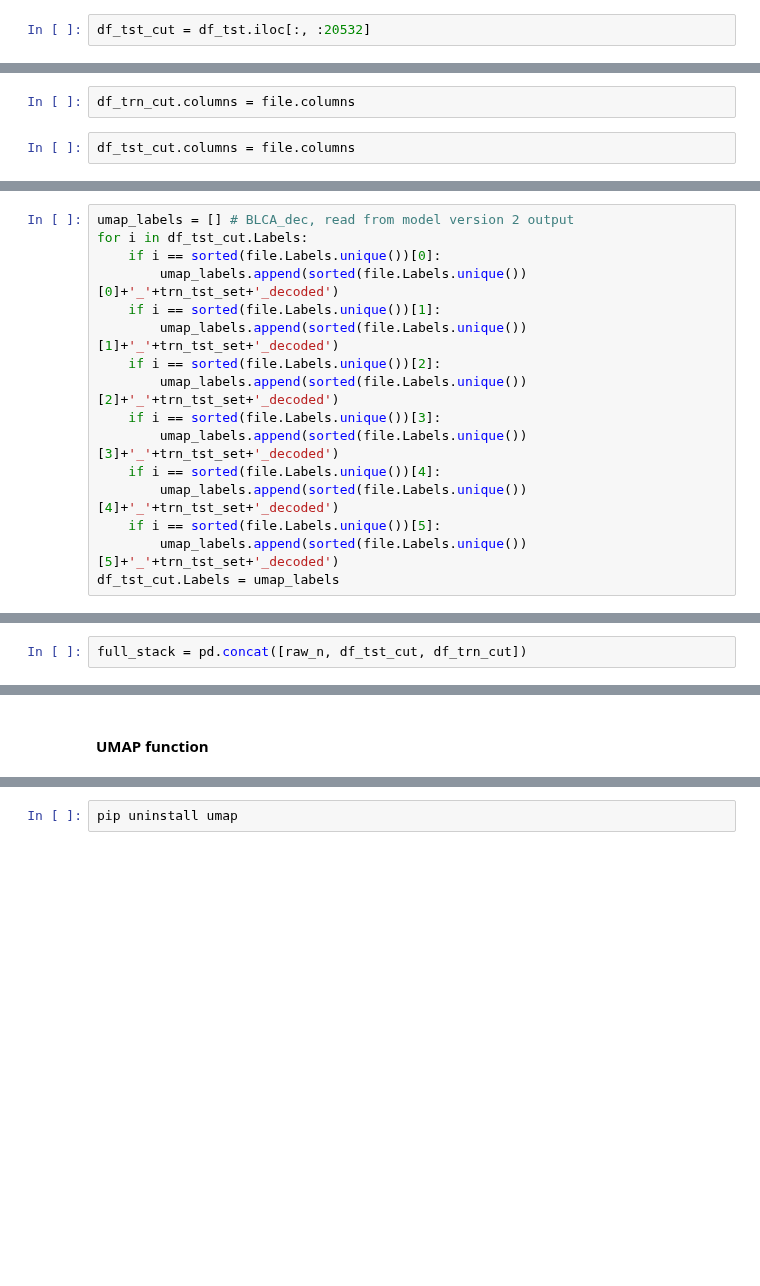
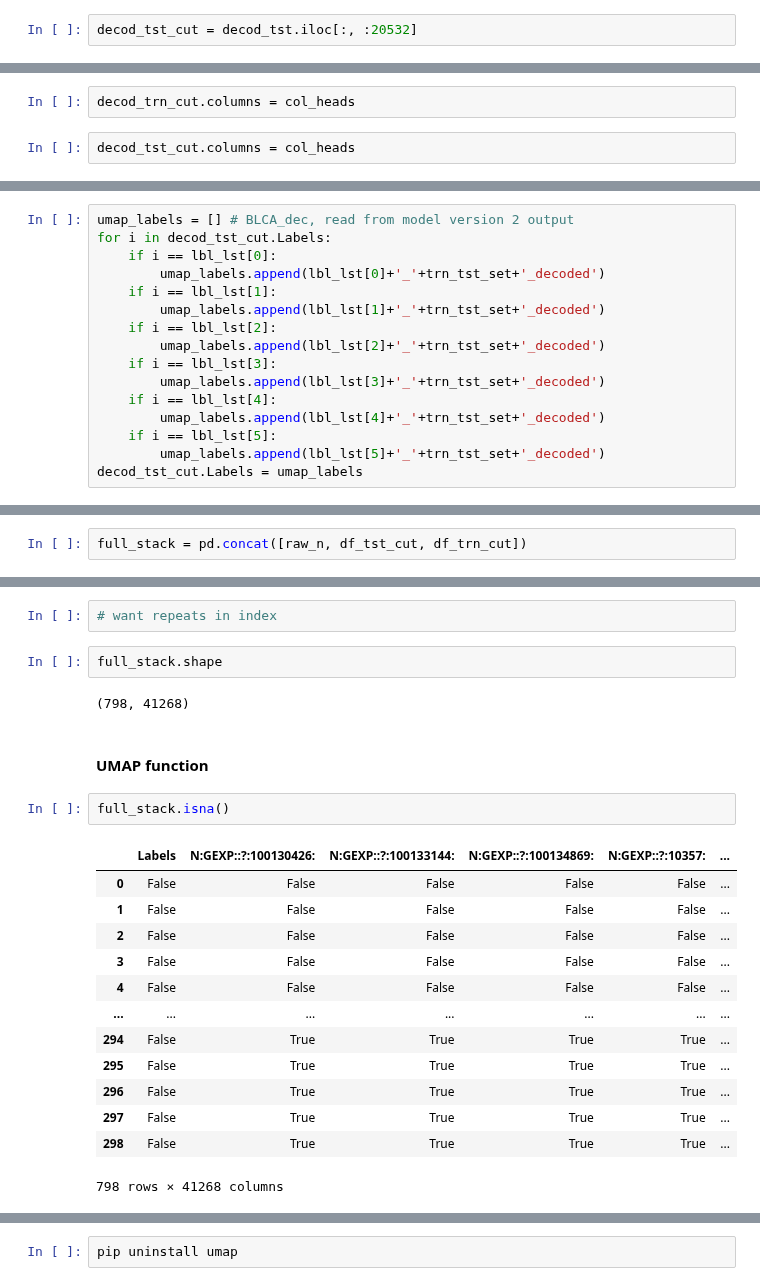
Before and after one commit to briankarlberg/synthetic_TCGA_data_gen, a Jupyter notebook: d_UMAP/d_umap_normed_00.ipynb, the cells around one changed output, grey strips where cells are left out. Cells and saved outputs as stored; diff of their text form; blank space fills up the shorter version.

Commit message:
UMAP on BLCA, normed raw data
devel, to concat for full stack umap calc

```diff
--- a/d_UMAP/d_umap_normed_00.ipynb
+++ b/d_UMAP/d_umap_normed_00.ipynb
@@ -279,2 +311,2 @@ df_trn_cut = df_trn.iloc[:, :20532] # looks pretty good
 # %%
-df_tst_cut = df_tst.iloc[:, :20532]
+decod_tst_cut = decod_tst.iloc[:, :20532]
@@ -281,5 +315,5 @@ df_tst_cut = df_tst.iloc[:, :20532]
 # %%
-df_trn_cut.columns = file.columns
+decod_trn_cut.columns = col_heads
 # %%
-df_tst_cut.columns = file.columns
+decod_tst_cut.columns = col_heads
 # %% [markdown]
@@ -353,17 +362,17 @@ unit_to_relabel = df_tst_cut
 # %%
 umap_labels = [] # BLCA_dec, read from model version 2 output
-for i in df_tst_cut.Labels:
-    if i == sorted(file.Labels.unique())[0]:
-        umap_labels.append(sorted(file.Labels.unique())[0]+'_'+trn_tst_set+'_decoded')
-    if i == sorted(file.Labels.unique())[1]:
-        umap_labels.append(sorted(file.Labels.unique())[1]+'_'+trn_tst_set+'_decoded')
-    if i == sorted(file.Labels.unique())[2]:
-        umap_labels.append(sorted(file.Labels.unique())[2]+'_'+trn_tst_set+'_decoded')
-    if i == sorted(file.Labels.unique())[3]:
-        umap_labels.append(sorted(file.Labels.unique())[3]+'_'+trn_tst_set+'_decoded')
-    if i == sorted(file.Labels.unique())[4]:
-        umap_labels.append(sorted(file.Labels.unique())[4]+'_'+trn_tst_set+'_decoded')
-    if i == sorted(file.Labels.unique())[5]:
-        umap_labels.append(sorted(file.Labels.unique())[5]+'_'+trn_tst_set+'_decoded')
-df_tst_cut.Labels = umap_labels
+for i in decod_tst_cut.Labels:
+    if i == lbl_lst[0]:
+        umap_labels.append(lbl_lst[0]+'_'+trn_tst_set+'_decoded')
+    if i == lbl_lst[1]:
+        umap_labels.append(lbl_lst[1]+'_'+trn_tst_set+'_decoded')
+    if i == lbl_lst[2]:
+        umap_labels.append(lbl_lst[2]+'_'+trn_tst_set+'_decoded')
+    if i == lbl_lst[3]:
+        umap_labels.append(lbl_lst[3]+'_'+trn_tst_set+'_decoded')
+    if i == lbl_lst[4]:
+        umap_labels.append(lbl_lst[4]+'_'+trn_tst_set+'_decoded')
+    if i == lbl_lst[5]:
+        umap_labels.append(lbl_lst[5]+'_'+trn_tst_set+'_decoded')
+decod_tst_cut.Labels = umap_labels
 # %%
@@ -427,5 +435,27 @@ full_stack
+# %%
+# want repeats in index
+# %%
+full_stack.shape
+# %% [output]
+(798, 41268)
 # %% [markdown]
 #### UMAP function
+# %%
+full_stack.isna()
+# %% [output]
+|  | Labels | N:GEXP::?:100130426: | N:GEXP::?:100133144: | N:GEXP::?:100134869: | N:GEXP::?:10357: | ... |
+| 0 | False | False | False | False | False | ... |
+| 1 | False | False | False | False | False | ... |
+| 2 | False | False | False | False | False | ... |
+| 3 | False | False | False | False | False | ... |
+| 4 | False | False | False | False | False | ... |
+| ... | ... | ... | ... | ... | ... | ... |
+| 294 | False | True | True | True | True | ... |
+| 295 | False | True | True | True | True | ... |
+| 296 | False | True | True | True | True | ... |
+| 297 | False | True | True | True | True | ... |
+| 298 | False | True | True | True | True | ... |
+798 rows × 41268 columns
 # %%
 n_comps = 2
 reducer = umap.UMAP(n_components = n_comps)
```
Also changed, not shown: parts of 100 cells of this notebook, 1 other file.
